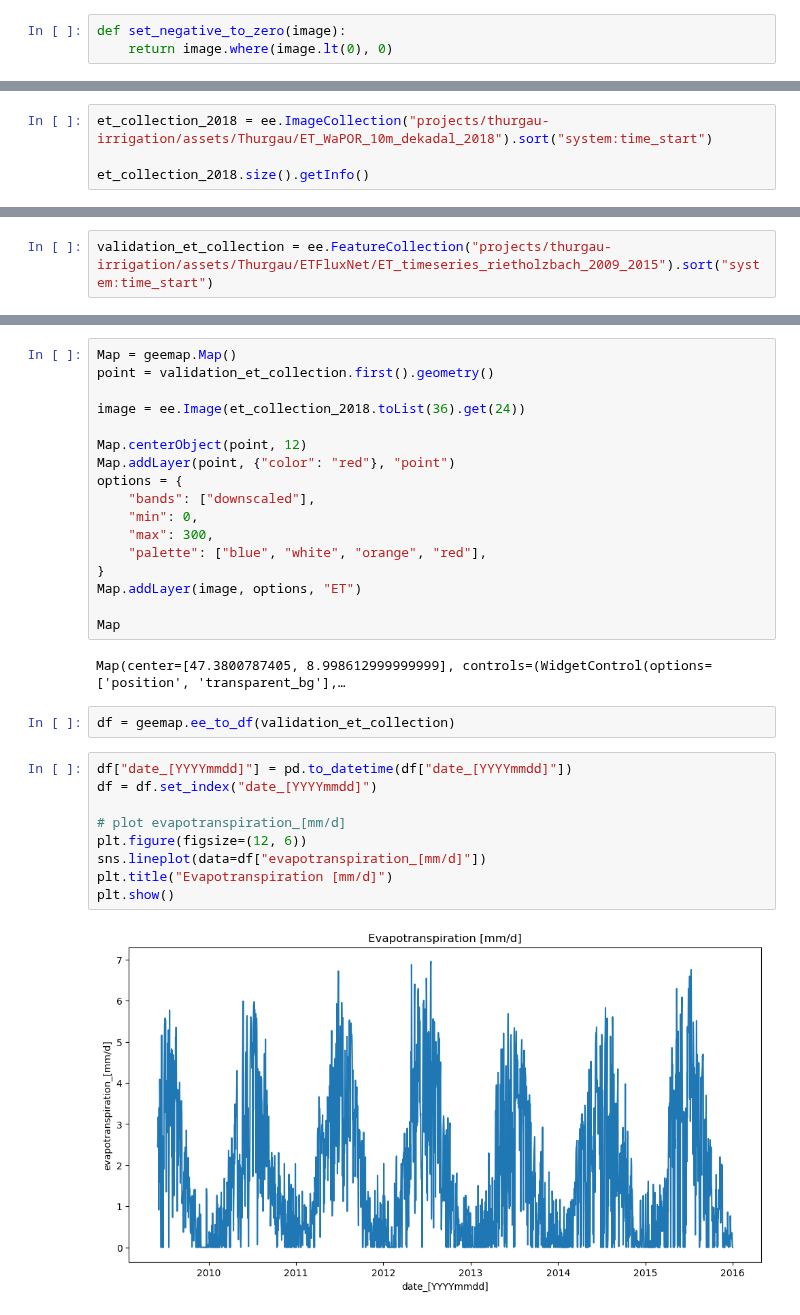
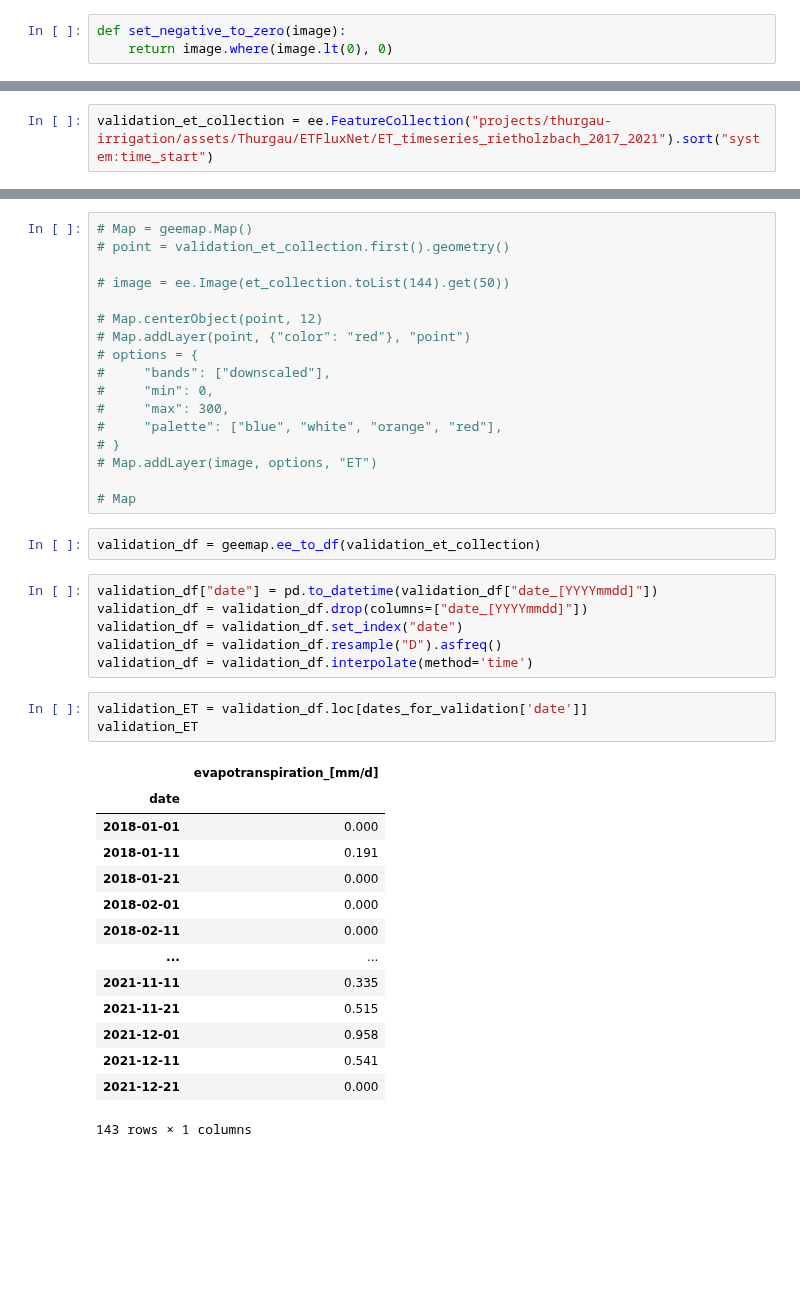
Before and after one commit to CooperBigFoot/ETblue-estimation, a Jupyter notebook: downscale_ET_data/validate_WaPOR_ET.ipynb, the cells around one changed output, grey strips where cells are left out. Drawn from its saved outputs; the diff is of its cells as text; blank space fills up the shorter version.

```diff
--- a/downscale_ET_data/validate_WaPOR_ET.ipynb
+++ b/downscale_ET_data/validate_WaPOR_ET.ipynb
@@ -15,4 +132,2 @@ def set_negative_to_zero(image):
 # %%
-et_collection_2018 = ee.ImageCollection("projects/thurgau-irrigation/assets/Thurgau/ET_WaPOR_10m_dekadal_2018").sort("system:time_start")
-
-et_collection_2018.size().getInfo()
+validation_et_collection = ee.FeatureCollection("projects/thurgau-irrigation/assets/Thurgau/ETFluxNet/ET_timeseries_rietholzbach_2017_2021").sort("system:time_start")
@@ -25,2 +133,0 @@ ee.Date(et_collection_2018.first().date()).format('YYYY-MM-dd').getInfo()
-# %%
-validation_et_collection = ee.FeatureCollection("projects/thurgau-irrigation/assets/Thurgau/ETFluxNet/ET_timeseries_rietholzbach_2009_2015").sort("system:time_start")
@@ -37,35 +134,46 @@ validation_et_collection.first().getInfo()
 # %%
-Map = geemap.Map()
-point = validation_et_collection.first().geometry()
+# Map = geemap.Map()
+# point = validation_et_collection.first().geometry()
 
-image = ee.Image(et_collection_2018.toList(36).get(24))
+# image = ee.Image(et_collection.toList(144).get(50))
 
-Map.centerObject(point, 12)
-Map.addLayer(point, {"color": "red"}, "point")
-options = {
-    "bands": ["downscaled"],
-    "min": 0,
-    "max": 300,
-    "palette": ["blue", "white", "orange", "red"],
-}
-Map.addLayer(image, options, "ET")
+# Map.centerObject(point, 12)
+# Map.addLayer(point, {"color": "red"}, "point")
+# options = {
+#     "bands": ["downscaled"],
+#     "min": 0,
+#     "max": 300,
+#     "palette": ["blue", "white", "orange", "red"],
+# }
+# Map.addLayer(image, options, "ET")
 
-Map
+# Map
-# %% [output]
-Map(center=[47.3800787405, 8.998612999999999], controls=(WidgetControl(options=['position', 'transparent_bg'],…
 # %%
-df = geemap.ee_to_df(validation_et_collection)
+validation_df = geemap.ee_to_df(validation_et_collection)
-# %%
-df["date_[YYYYmmdd]"] = pd.to_datetime(df["date_[YYYYmmdd]"])
-df = df.set_index("date_[YYYYmmdd]")
-
-# plot evapotranspiration_[mm/d]
-plt.figure(figsize=(12, 6))
-sns.lineplot(data=df["evapotranspiration_[mm/d]"])
-plt.title("Evapotranspiration [mm/d]")
-plt.show()
-# %% [output]
-[figure, removed]
+# %%
+validation_df["date"] = pd.to_datetime(validation_df["date_[YYYYmmdd]"])
+validation_df = validation_df.drop(columns=["date_[YYYYmmdd]"])
+validation_df = validation_df.set_index("date")
+validation_df = validation_df.resample("D").asfreq()
+validation_df = validation_df.interpolate(method='time')
+# %%
+validation_ET = validation_df.loc[dates_for_validation['date']]
+validation_ET
+# %% [output]
+|  | evapotranspiration_[mm/d] |
+| date |  |
+| 2018-01-01 | 0.000 |
+| 2018-01-11 | 0.191 |
+| 2018-01-21 | 0.000 |
+| 2018-02-01 | 0.000 |
+| 2018-02-11 | 0.000 |
+| ... | ... |
+| 2021-11-11 | 0.335 |
+| 2021-11-21 | 0.515 |
+| 2021-12-01 | 0.958 |
+| 2021-12-11 | 0.541 |
+| 2021-12-21 | 0.000 |
+143 rows × 1 columns
 # %%
 def extract_pixel_values(
     image_collection: ee.ImageCollection, point: ee.Geometry.Point
```
Also changed, not shown: parts of 15 cells of this notebook, 1 other file.
